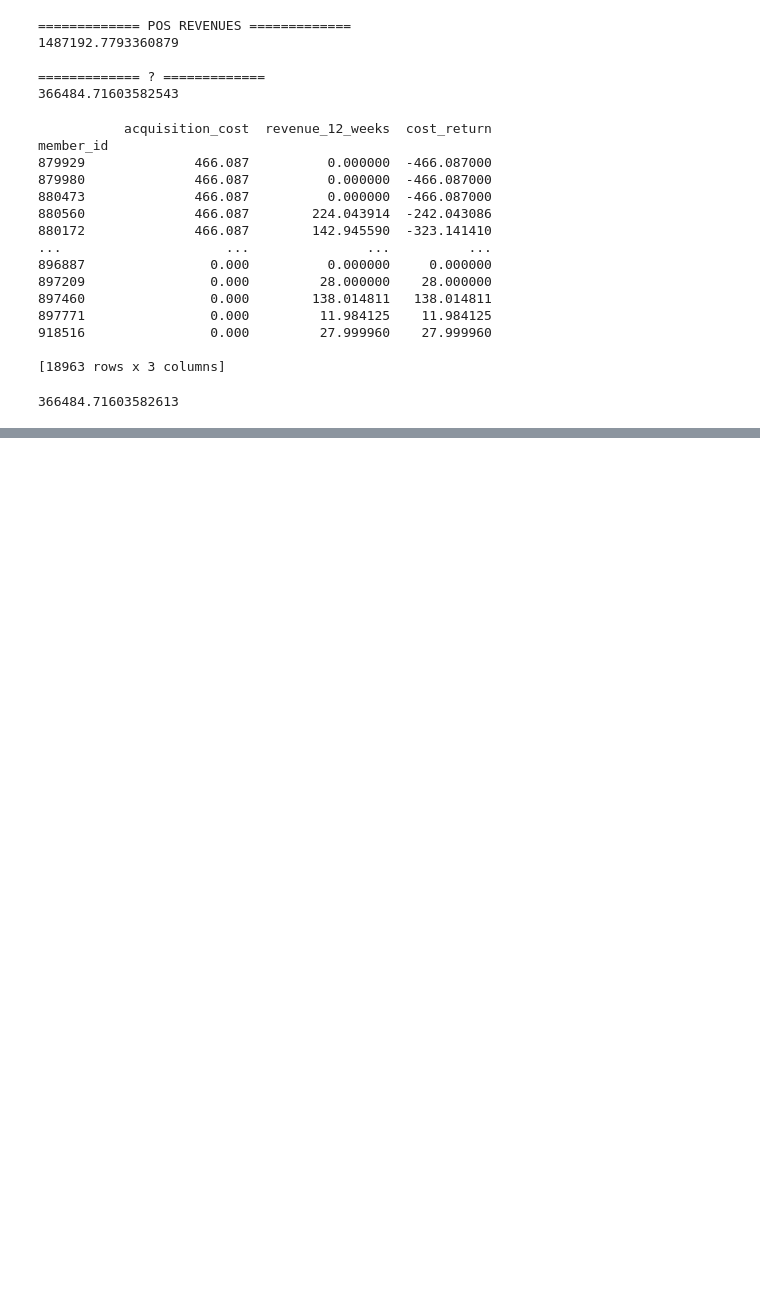
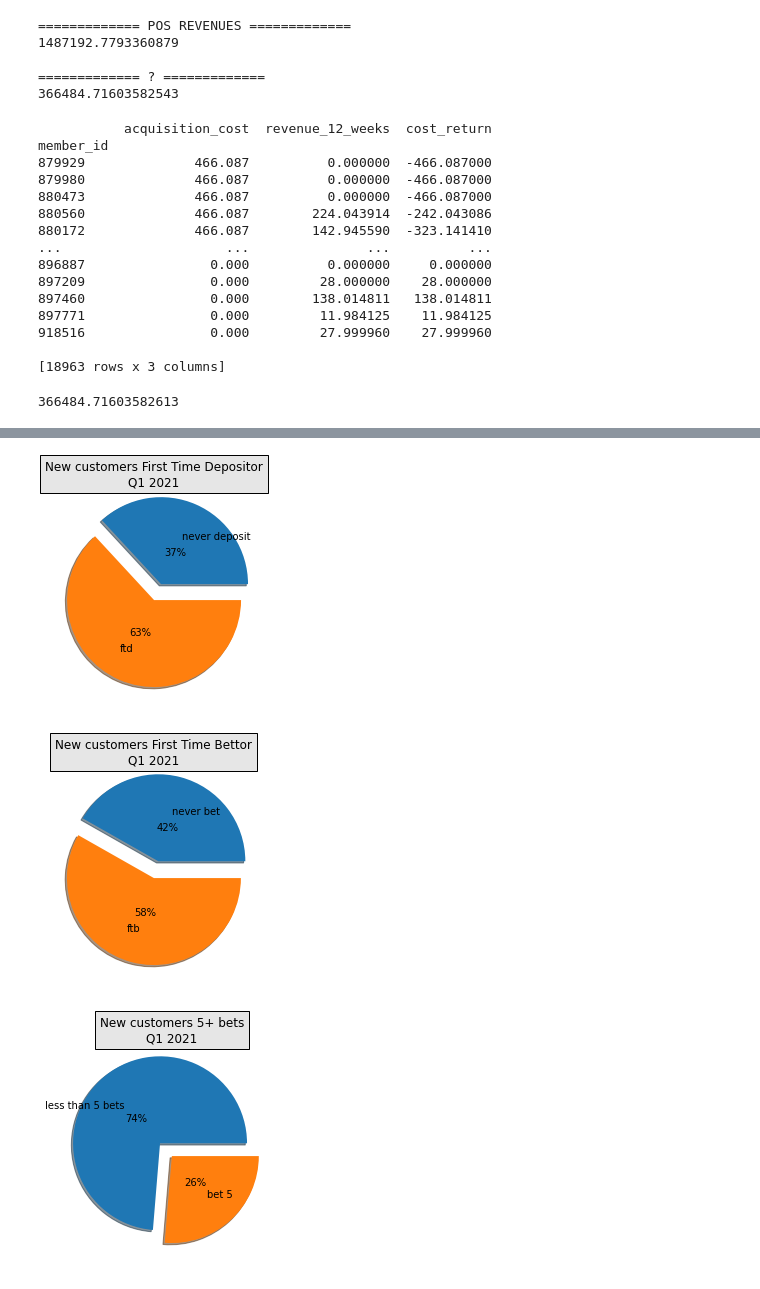
Before and after one commit to MRI-2021/Computer-science-fundamentals, a Jupyter notebook: Analysis member_activity_and_ demographics.ipynb, the cells around one changed output, grey strips where cells are left out. Cells and saved outputs as stored; diff of their text form; code cells hidden in the pictures; blank space fills up the shorter version.

```diff
--- a/Analysis member_activity_and_ demographics.ipynb
+++ b/Analysis member_activity_and_ demographics.ipynb
@@ -261,0 +434,41 @@ print(cost_return_loss)
+# %%
+import matplotlib.pyplot as plt
+import numpy as np
+
+b = df_graph.ftd.sum()
+a = df_graph.signup_count.count() - b
+
+d = df_graph.ftb.sum()
+c = df_graph.signup_count.count() - d
+
+f = df_graph.bet_5.sum()
+e = df_graph.signup_count.count() - f
+
+x = np.array([a, b])
+y = np.array([c, d])
+z = np.array([e, f])
+
+plt.figure(0)
+mylabels = ["never deposit", "ftd"]
+myexplode = [0.2, 0]
+plt.pie(x, labels = mylabels, autopct='%1.0f%%', pctdistance=0.4, labeldistance=0.6, explode = myexplode, shadow = True)
+#plt.legend(title = "Player quality metrics:")
+plt.title("New customers First Time Depositor\n" + "Q1 2021", bbox={'facecolor':'0.9', 'pad':5})
+
+plt.figure(1)
+mylabels = ["never bet", "ftb"]
+myexplode = [0.2, 0]
+plt.pie(y, labels = mylabels, autopct='%1.0f%%', pctdistance=0.4, labeldistance=0.6, explode = myexplode, shadow = True)
+plt.title("New customers First Time Bettor\n" + "Q1 2021", bbox={'facecolor':'0.9', 'pad':5})
+
+plt.figure(2)
+mylabels = ["less than 5 bets", "bet 5"]
+myexplode = [0.2, 0]
+plt.pie(z, labels = mylabels, autopct='%1.0f%%', pctdistance=0.4, labeldistance=0.6, explode = myexplode, shadow = True)
+plt.title("New customers 5+ bets\n" + "Q1 2021", bbox={'facecolor':'0.9', 'pad':5})
+
+plt.show()
+# %% [output]
+[figure, added]
+[figure, added]
+[figure, added]
```
Also changed, not shown: parts of 14 cells of this notebook.
